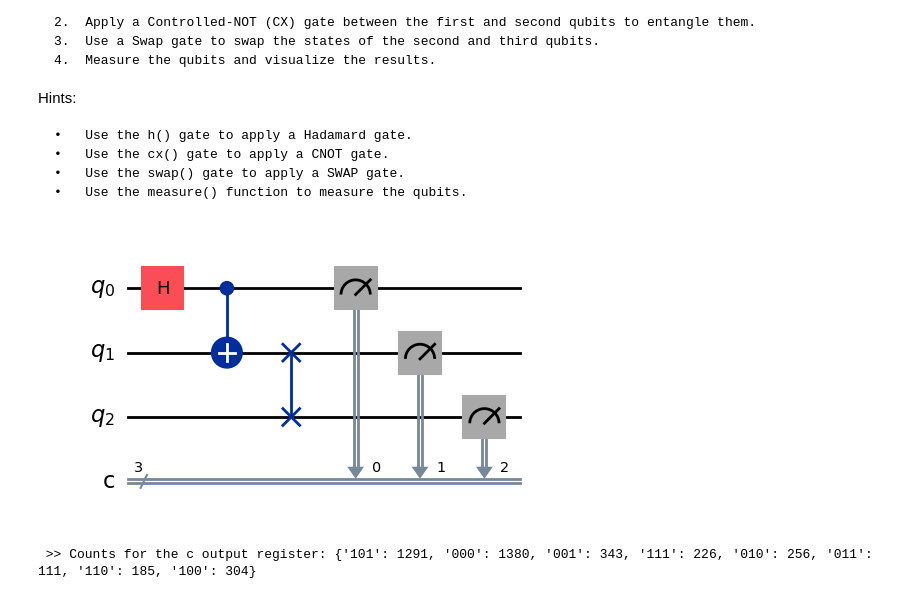
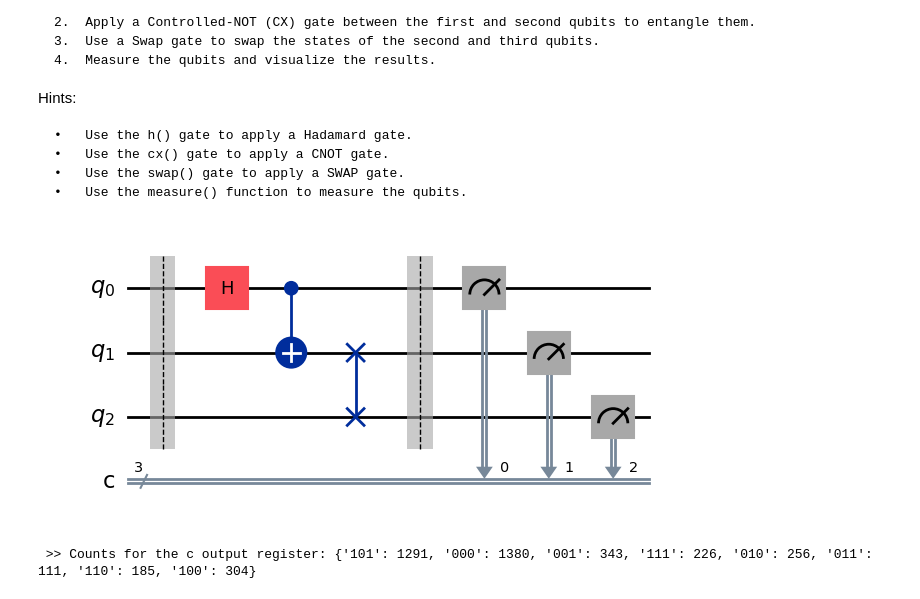
Before and after one commit to Lawrence850479/QuantumSummerProject2025, a Jupyter notebook: 01s_qiskit_tools.ipynb, the cells around one changed output. Drawn from its saved outputs; the diff is of its cells as text; code cells hidden in the pictures.

```diff
--- a/01s_qiskit_tools.ipynb
+++ b/01s_qiskit_tools.ipynb
@@ -357,22 +365,32 @@ Hints:
 	•	Use the swap() gate to apply a SWAP gate.
 	•	Use the measure() function to measure the qubits.
 # %%
-# Create Quantum and Classical Registers
+from qiskit import QuantumCircuit, QuantumRegister, ClassicalRegister
+from qiskit.visualization import plot_histogram
+import matplotlib.pyplot as plt
+
+
+# Creating the quantum and classical registers
 qr = QuantumRegister(3, 'q')
 cr = ClassicalRegister(3, 'c')
 
-# Create a Quantum Circuit
+#creat quantum circuit
 circuit = QuantumCircuit(qr, cr)
 
-# Apply various gates
+#apllying gates
+circuit.barrier()
 circuit.h(qr[0])
-circuit.cx(qr[0],qr[1])
-circuit.swap(qr[1],qr[2])
-circuit.measure(qr,cr)
-# Draw the circuit
+circuit.cx(qr[0], qr[1])
+circuit.swap(qr[1], qr[2])
+circuit.barrier()
+
+#measure
+circuit.measure(qr, cr)
+
+#draw the circuit
 circuit.draw('mpl')
 # %% [output]
-[figure, old version]
+[figure, new version]
 # %%
 service = QiskitRuntimeService(channel="ibm_quantum", token="79232e64fa632d6dc52dbcba74585a33ec8593fe06d654771e8e3805d1cfb4f029a8d2b4dc022194164e29c2c16746342a7abc849cac0e6d9b2a726ab4785731")
 backend = service.least_busy(operational=True, simulator=False, min_num_qubits=12)
```
Also changed, not shown: parts of 3 cells of this notebook, 3 other files.
